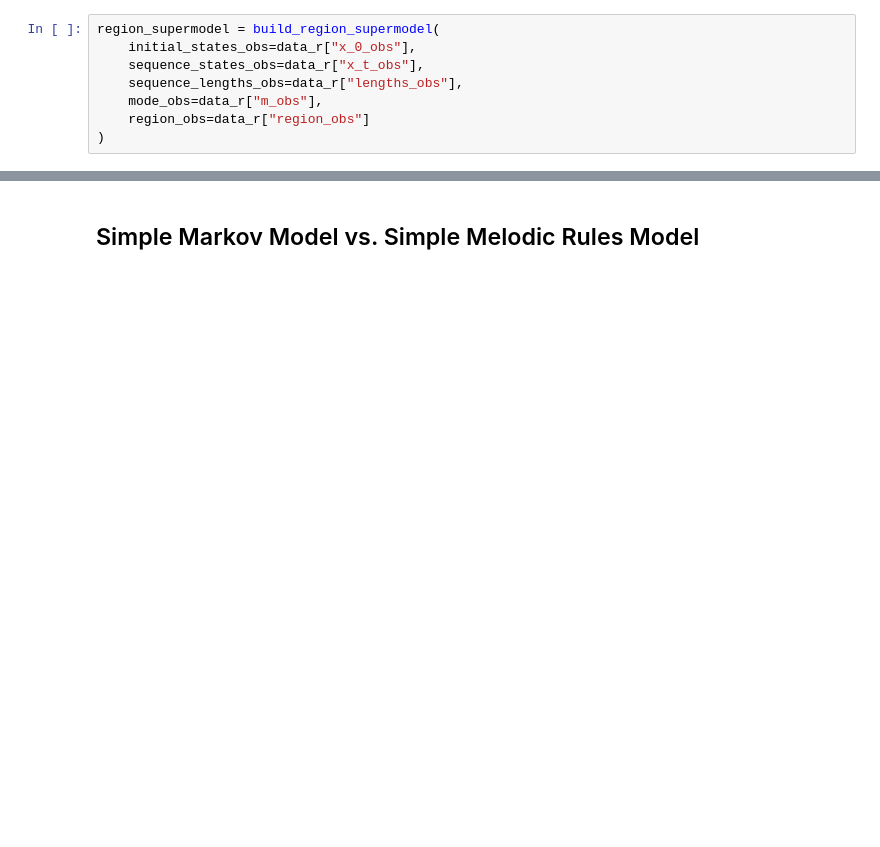
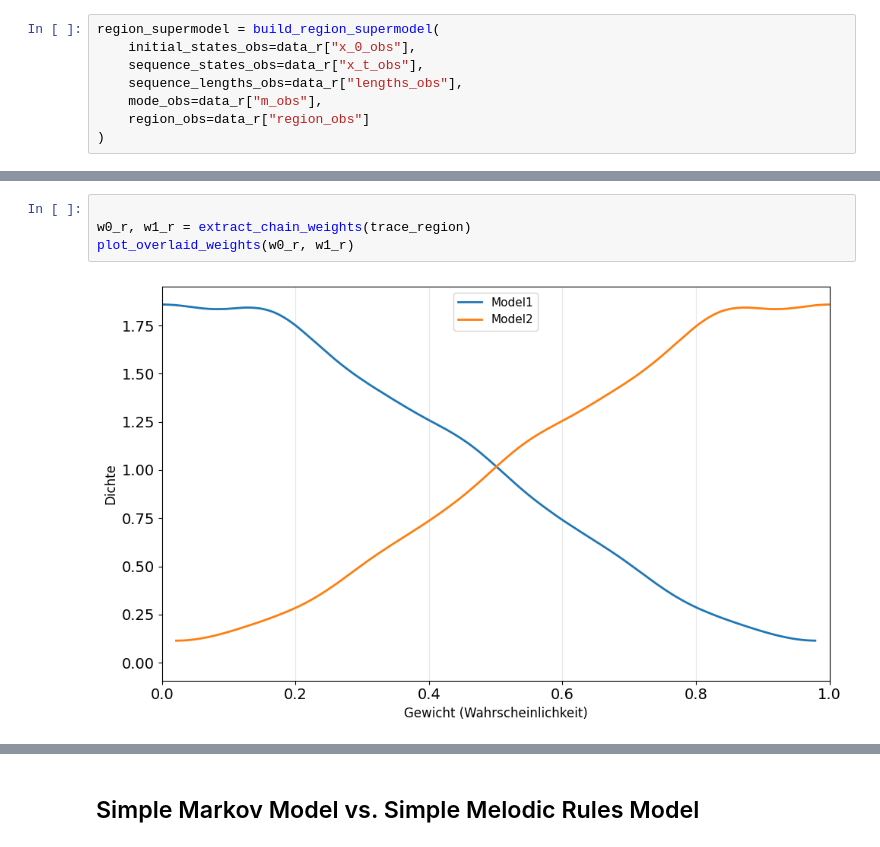
Before and after one commit to timeipert/generative-model-medieval-chant, a Jupyter notebook: 11_bayes_factor2.ipynb, the cells around one changed output, grey strips where cells are left out. Cells and saved outputs as stored; diff of their text form; blank space fills up the shorter version.

```diff
--- a/11_bayes_factor2.ipynb
+++ b/11_bayes_factor2.ipynb
@@ -223 +319,7 @@ array([[<Axes: title={'center': 'model_weights'}>,
+# %%
+
+w0_r, w1_r = extract_chain_weights(trace_region)
+plot_overlaid_weights(w0_r, w1_r)
+# %% [output]
+[figure, added]
 # %%
```
Also changed, not shown: parts of 23 cells of this notebook.
